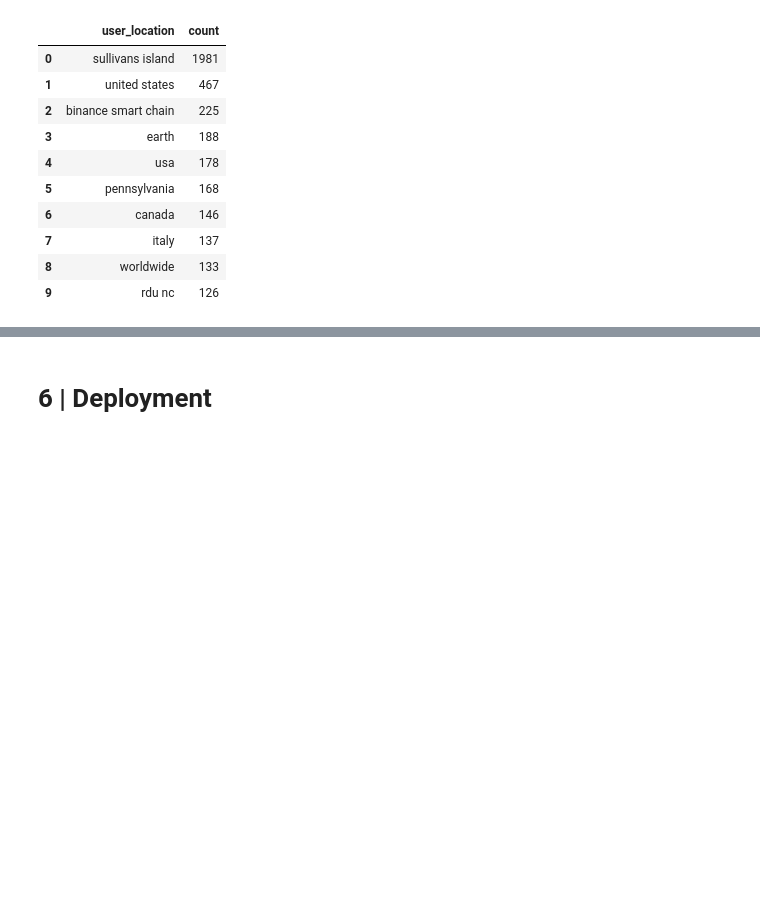
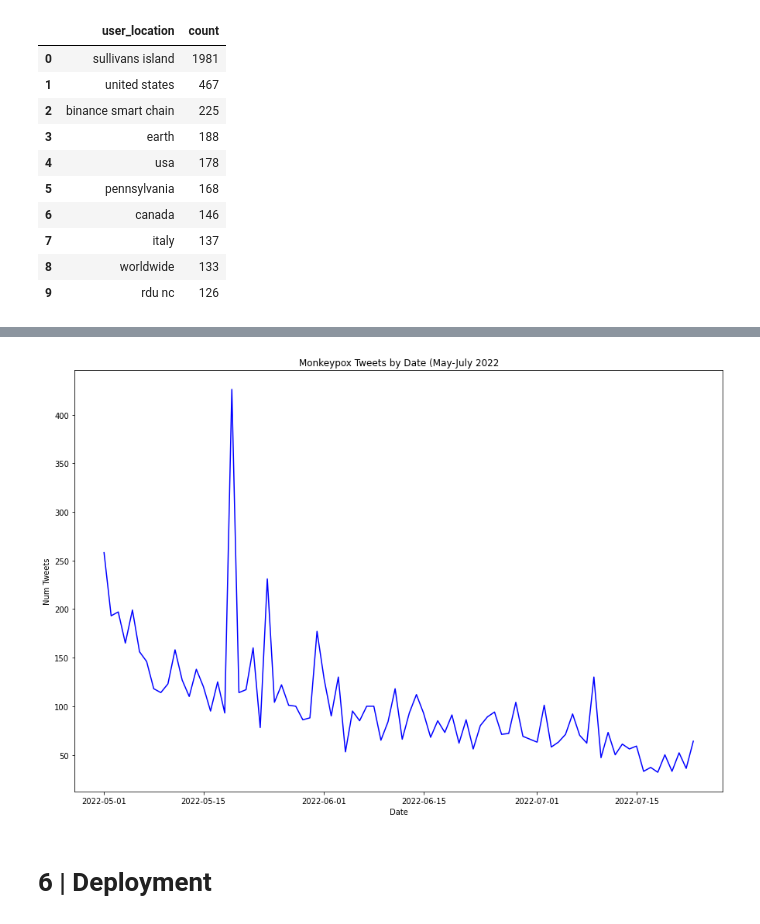
Before and after one commit to slp22/data-engineering-project, a Jupyter notebook: engineering_monkeypox_pipeline.ipynb, the cells around one changed output, grey strips where cells are left out. Cells and saved outputs as stored; diff of their text form; code cells hidden in the pictures; blank space fills up the shorter version.

Commit message:
add tweets by date

```diff
--- a/engineering_monkeypox_pipeline.ipynb
+++ b/engineering_monkeypox_pipeline.ipynb
@@ -1104,0 +1185,4 @@ location_df.head(10)
+# %%
+# filter for tweets after May 2022
+date_df = date_df.loc[(date_df['date'] >= '2022-05-01')]
+date_df.head(2)
@@ -1104,0 +1193,4 @@ location_df.head(10)
+# %%
+date_df['tweets_per_day'] = date_df.groupby('date')['date'].transform('count')
+date_df = date_df[['date', 'tweets_per_day']]
+date_df.head(2)
@@ -1104,0 +1230,2 @@ location_df.head(10)
+# %%
+date_df.drop_duplicates(subset=None, inplace=True)
@@ -1104,0 +1244,3 @@ location_df.head(10)
+# %%
+date_df = date_df.reset_index(drop=True)
+date_df
@@ -1105,3 +1263,14 @@ location_df.head(10)
+# %%
+# Plot top stations: Rolling mean number of entres vs stations
+
+plt.figure(figsize = (15,10))
+ax = sns.lineplot(data = date_df, x = 'date', y = 'tweets_per_day', color='blue')
+ax.set(title='Monkeypox Tweets by Date (May-July 2022')
+ax.set(xlabel=('Date'))
+ax.set(ylabel=('Num Tweets'))
+plt.savefig('Tweets by Date.png');
+# %% [output]
+[figure, added]
 # %% [markdown]
 # 6 | Deployment
 # %% [markdown]
```
Also changed, not shown: parts of 30 cells of this notebook.
